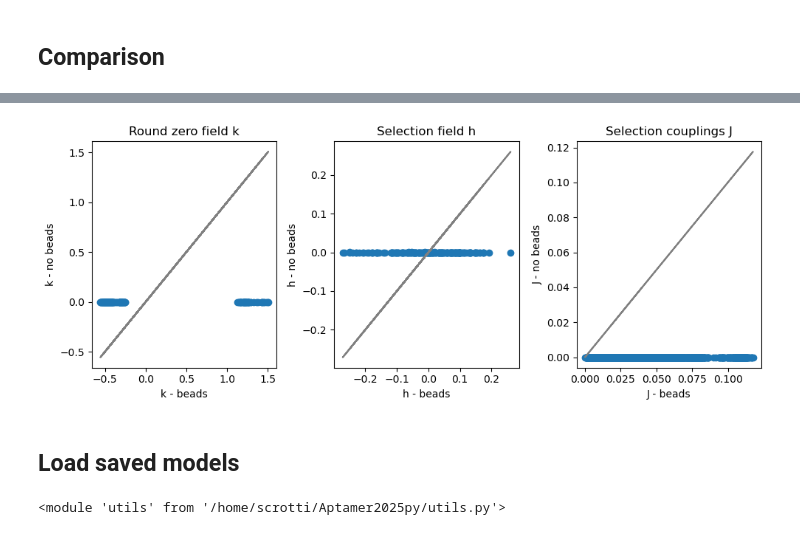
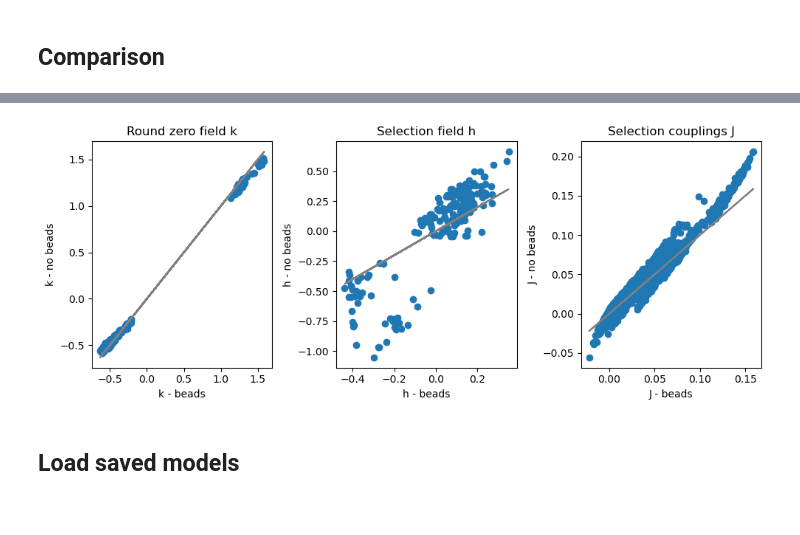
Before and after one commit to stecrotti/Aptamer2025py, a Jupyter notebook: beads.ipynb, the cells around one changed output, grey strips where cells are left out. Saved outputs shown, nothing was run; the diff lists cells and outputs as text; code cells hidden in the pictures.

```diff
--- a/beads.ipynb
+++ b/beads.ipynb
@@ -167,7 +145,7 @@ model_noc = selex_distribution.MultiRoundDistribution(Ns0_noc, ps_noc, tr_noc, s
 # %% [markdown]
 Here we only select for unbound and target, and do not use the control round
 # %%
-total_reads_noc = torch.Tensor([sequences_oh[t].shape[0] for t in [0,1,3]])
+total_reads_noc = torch.Tensor([sequences_oh[t].shape[0] for t in [0,1,3]]).to(device)
 # %%
 # device = torch.device('cpu')
 # %%
@@ -175,8 +153,8 @@ batch_size = 10**6
 data_loaders_noc = [data_loading.SelexRoundDataLoader(sequences_oh[t], batch_size=batch_size, device=device) for t in [0,1,3]]
 # n_rounds = len(data_loaders_noc)
 # %%
-n_chains = 10**4
-chains_noc = training.init_chains(n_rounds_noc, n_chains, L, q, dtype=dtype)
-log_weights_noc = torch.zeros(n_rounds_noc, n_chains, dtype=dtype)
+n_chains = 10**5
+chains_noc = training.init_chains(n_rounds_noc, n_chains, L, q, dtype=dtype).to(device)
+log_weights_noc = torch.zeros(n_rounds_noc, n_chains, dtype=dtype).to(device)
 # %%
 callbacks_noc = [callback.ConvergenceMetricsCallback(), callback.PearsonCovarianceCallback()]
@@ -188,8 +161,7 @@ log_weights_device = log_weights_noc.to(device)
 # %%
 n_sweeps = 10
 lr = 0.01
-target_pearson = 1
-max_epochs = 2000
+max_epochs = 3000
 
-training.train(model_device, data_loaders, total_reads_device, chains_device, n_sweeps, max_epochs, target_pearson,
-               callbacks=callbacks, log_weights=log_weights_device, lr=lr)
+training.train(model_noc, data_loaders_noc, total_reads_noc, chains_noc, n_sweeps, max_epochs,
+               callbacks=callbacks_noc, log_weights=log_weights_noc, lr=lr)
@@ -198,13 +168,3 @@ training.train(model_device, data_loaders, total_reads_device, chains_device, n_
-# %%
-model_noc = model_device.to(torch.device('cpu'))
-chains_noc = chains_device.to(torch.device('cpu'))
-log_weights_noc = log_weights_device.to(torch.device('cpu'))
-
-del model_device, chains_device, total_reads_device, log_weights_device
-torch.cuda.empty_cache()
-
-import gc
-gc.collect()
 # %%
 callbacks_noc[0].plot();
 # %% [output]
@@ -253,37 +237,37 @@ fig.tight_layout();
 # %%
 fig, axes = plt.subplots(1, 3, figsize=(10,4))
 
 ax = axes[0]
-x = model.round_zero.set_zerosum_gauge().h.detach()
-y = model_noc.round_zero.set_zerosum_gauge().h.detach()
+x = model.round_zero.set_zerosum_gauge().h.detach().cpu()
+y = model_noc.round_zero.set_zerosum_gauge().h.detach().cpu()
 ax.plot(x, x, color='gray')
 ax.scatter(x, y)
 ax.set_xlabel('k - beads')
 ax.set_ylabel('k - no beads')
 ax.set_title('Round zero field k')
 
 ax = axes[1]
-x = model.selection.modes[0].set_zerosum_gauge().h.detach()
-y = model_noc.selection.modes[0].set_zerosum_gauge().h.detach()
+x = model.selection.modes[0].set_zerosum_gauge().h.detach().cpu()
+y = model_noc.selection.modes[0].set_zerosum_gauge().h.detach().cpu()
 ax.plot(x, x, color='gray')
 ax.scatter(x, y)
 ax.set_xlabel('h - beads')
 ax.set_ylabel('h - no beads')
 ax.set_title('Selection field h')
 
 ax = axes[2]
-x = utils.off_diagonal_terms(model.selection.modes[0].set_zerosum_gauge().J.detach())
-y = utils.off_diagonal_terms(model_noc.selection.modes[0].set_zerosum_gauge().J.detach())
+x = utils.off_diagonal_terms(model.selection.modes[0].set_zerosum_gauge().J.detach()).cpu()
+y = utils.off_diagonal_terms(model_noc.selection.modes[0].set_zerosum_gauge().J.detach()).cpu()
 ax.plot(x, x, color='gray')
 ax.scatter(x, y)
 ax.set_xlabel('J - beads')
 ax.set_ylabel('J - no beads')
 ax.set_title('Selection couplings J')
 
 
 fig.tight_layout();
 # %% [output]
-[figure, old version]
+[figure, new version]
 # %% [markdown]
 ## Load saved models
 # %%
@@ -299,8 +283,3 @@ with open(filepath, 'rb') as f:
 
 wt = wts[0]
 wt_oh = one_hot(wt)
-# %%
-from importlib import reload
-reload(utils)
-# %% [output]
-<module 'utils' from '/home/scrotti/Aptamer2025py/utils.py'>
```
Also changed, not shown: parts of 24 cells of this notebook, 4 other files.
